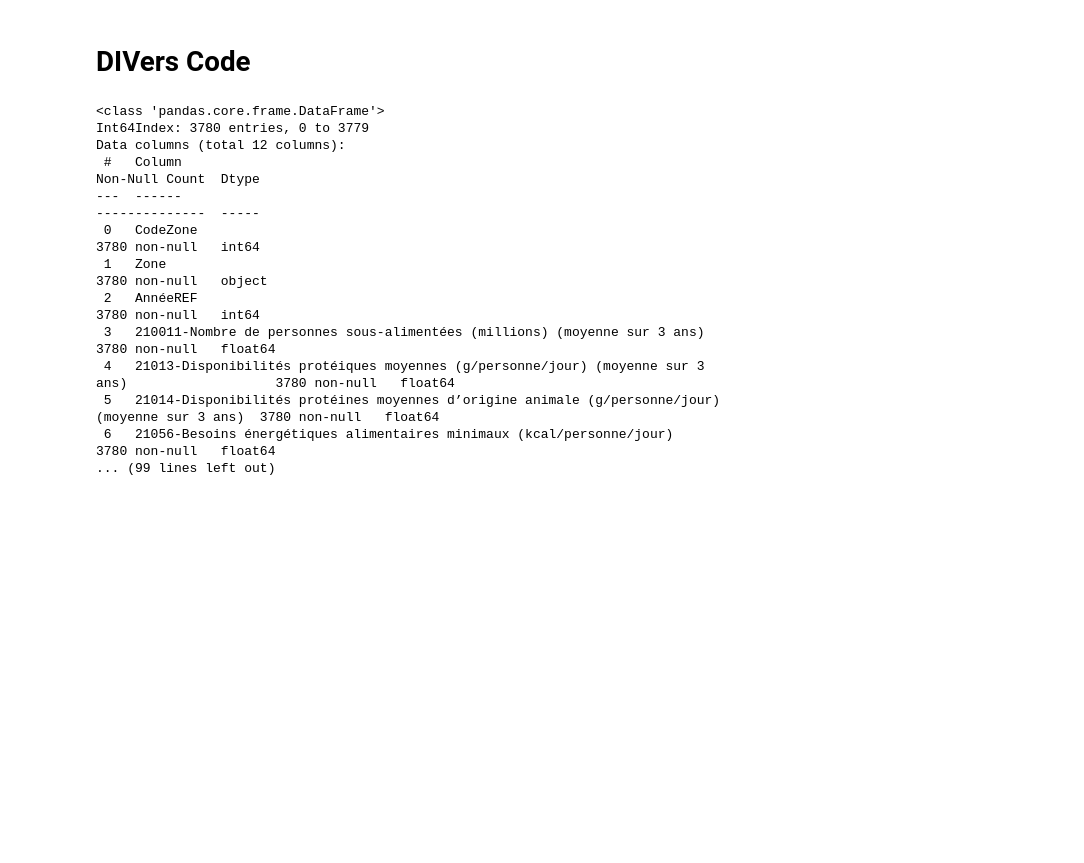
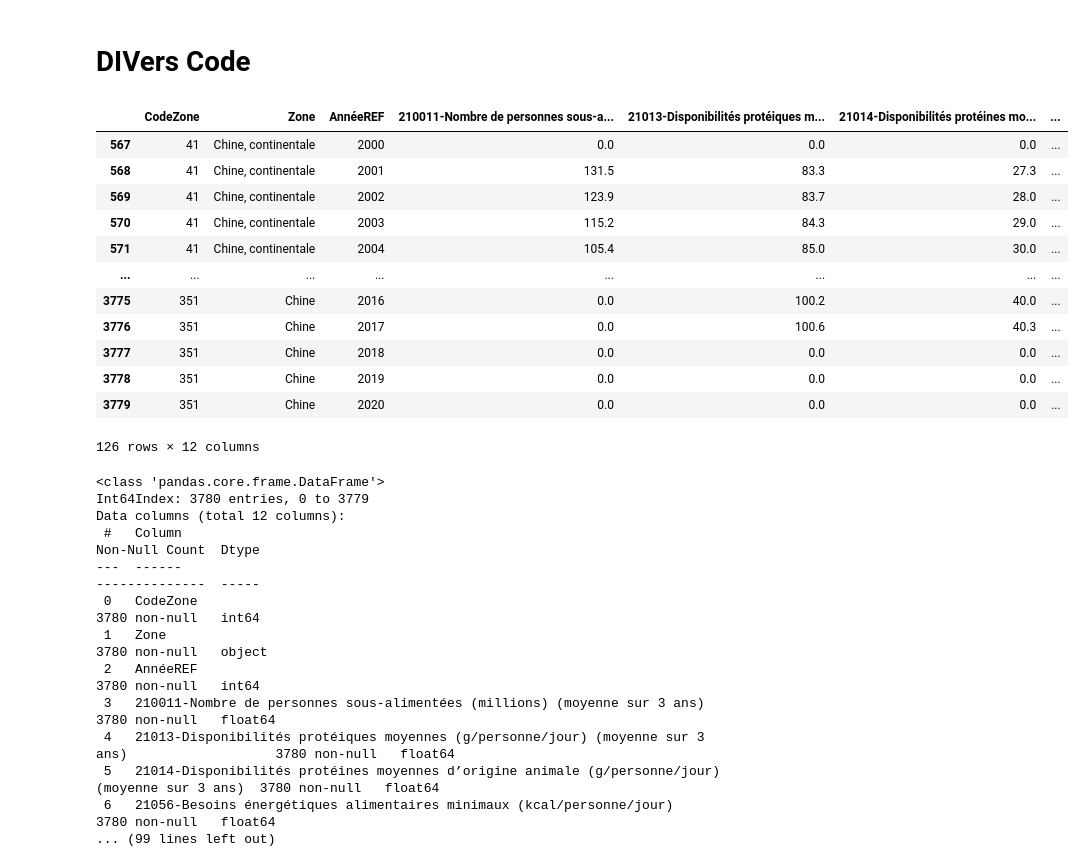
Before and after one commit to vincent-arese/OC-P04VA, a Jupyter notebook: P4_VA_FAOdata.ipynb, the cells around one changed output. Drawn from its saved outputs; the diff is of its cells as text; code cells hidden in the pictures; blank space fills up the shorter version.

```diff
--- a/P4_VA_FAOdata.ipynb
+++ b/P4_VA_FAOdata.ipynb
@@ -180,8 +426,11 @@ ListeProduits[(ListeProduits['Code Produit']==1743)]
 # %%
+#FAO  Securité Alimentaire   https://www.fao.org/faostat/fr/#data/FS
+# Rubrique Toutes les données 	https://fenixservices.fao.org/faostat/static/bulkdownloads/Données_de_la_sécurité_alimentaire_F_Toutes_les_Données_(Normalisé).zip
+# Fichier unzip & converti en UTF8
+SecuAlimRAW=pd.read_csv(DataPATH+'SecuAlimUTF8.csv',sep=';')
+
 # Formatage SecuAlimRAW
-SecuAlimRAW=SecuAlimRAW.rename(columns={'Code zone' : 'CodeZone', 'Code Produit': 'CodeProduit', 'Code Élément':'CodeElement',
-       'Élément':'Element', 'Code année':'AnnéeREF'})
-#SecuAlimRAW['AnnéeREF']=SecuAlimRAW['CodeAnnée']
+SecuAlimRAW.rename(columns={'Code zone' : 'CodeZone', 'Code Produit': 'CodeProduit', 'Code Élément':'CodeElement','Élément':'Element', 'Code année':'AnnéeREF'},inplace=True)
 SecuAlimRAW.drop(columns=['Note','Element'],inplace=True)
 #DEBUG SecuAlimRAW
 
@@ -873,7 +1123,21 @@ df
 # %% [markdown]
 # DIVers Code
 # %%
-#tableZ[tableZ.Zone.str.contains("Chine|Fran") == True]
+tableZ[tableZ.Zone.str.contains("Chine|Fran") == True]
+# %% [output]
+|  | CodeZone | Zone | AnnéeREF | 210011-Nombre de personnes sous-a... | 21013-Disponibilités protéiques m... | 21014-Disponibilités protéines mo... | ... |
+| 567 | 41 | Chine, continentale | 2000 | 0.0 | 0.0 | 0.0 | ... |
+| 568 | 41 | Chine, continentale | 2001 | 131.5 | 83.3 | 27.3 | ... |
+| 569 | 41 | Chine, continentale | 2002 | 123.9 | 83.7 | 28.0 | ... |
+| 570 | 41 | Chine, continentale | 2003 | 115.2 | 84.3 | 29.0 | ... |
+| 571 | 41 | Chine, continentale | 2004 | 105.4 | 85.0 | 30.0 | ... |
+| ... | ... | ... | ... | ... | ... | ... | ... |
+| 3775 | 351 | Chine | 2016 | 0.0 | 100.2 | 40.0 | ... |
+| 3776 | 351 | Chine | 2017 | 0.0 | 100.6 | 40.3 | ... |
+| 3777 | 351 | Chine | 2018 | 0.0 | 0.0 | 0.0 | ... |
+| 3778 | 351 | Chine | 2019 | 0.0 | 0.0 | 0.0 | ... |
+| 3779 | 351 | Chine | 2020 | 0.0 | 0.0 | 0.0 | ... |
+126 rows × 12 columns
 # %%
 #DEBUG
 DECRIRE(tableZ)
```
Also changed, not shown: parts of 41 cells of this notebook.
